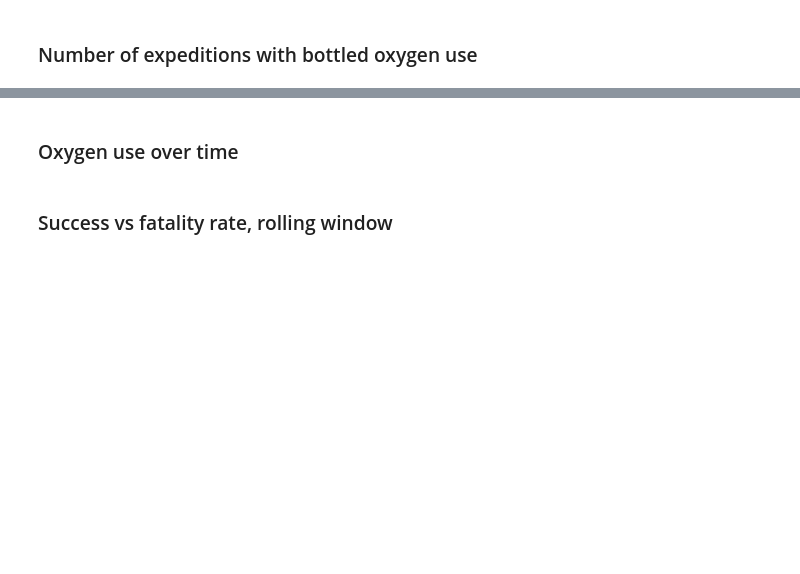
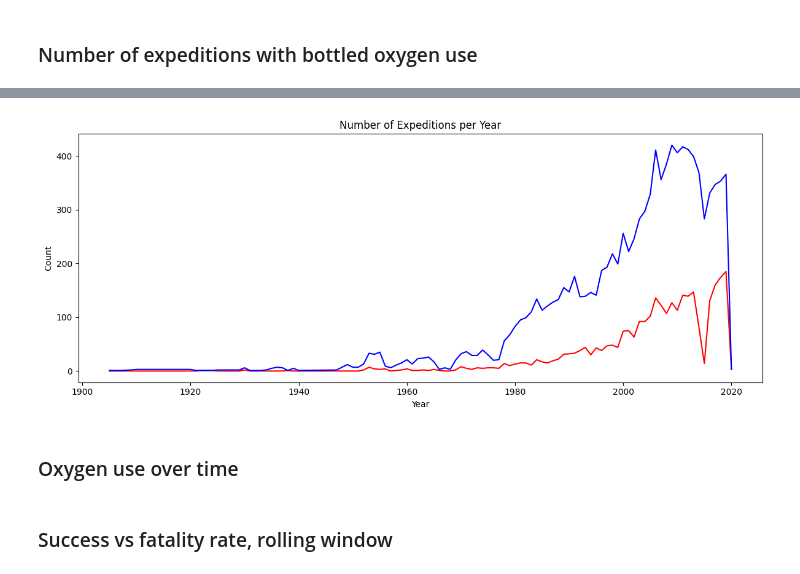
Before and after one commit to DmytroRi/himalayan_expeditions, a Jupyter notebook: HimalayaInsights.ipynb, the cells around one changed output, grey strips where cells are left out. Drawn from its saved outputs; the diff is of its cells as text; code cells hidden in the pictures; blank space fills up the shorter version.

```diff
--- a/HimalayaInsights.ipynb
+++ b/HimalayaInsights.ipynb
@@ -180,3 +200,16 @@ plt.show()
+# %%
+oxygen_use_per_year = exped.groupby('year')['is_o2_used'].sum().sort_index()
+
+plt.figure(figsize=(12, 5))
+oxygen_use_per_year.plot(color='red')
+exped_per_year.plot(color='blue')
+plt.title('Number of Expeditions per Year')
+plt.xlabel('Year')
+plt.ylabel('Count')
+plt.tight_layout()
+plt.show()
+# %% [output]
+[figure, added]
 # %% [markdown]
 ### Oxygen use over time
 # %% [markdown]
```
Also changed, not shown: parts of 4 cells of this notebook.
